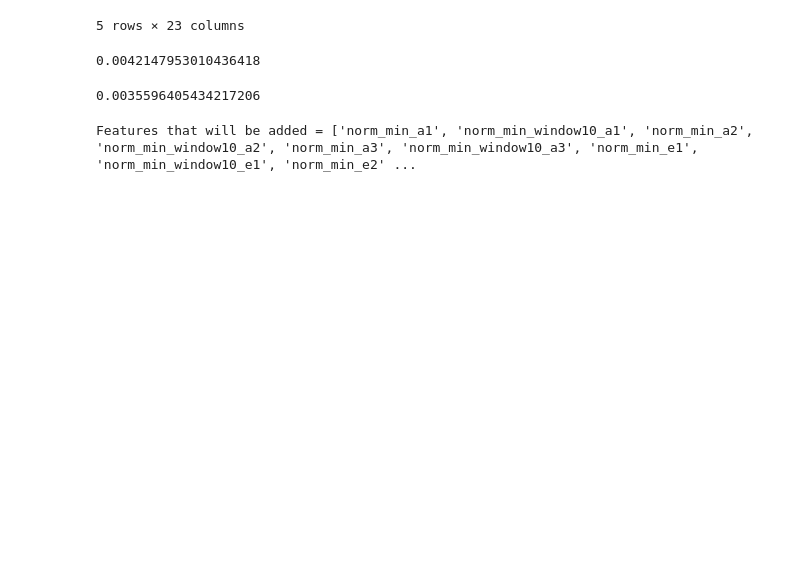
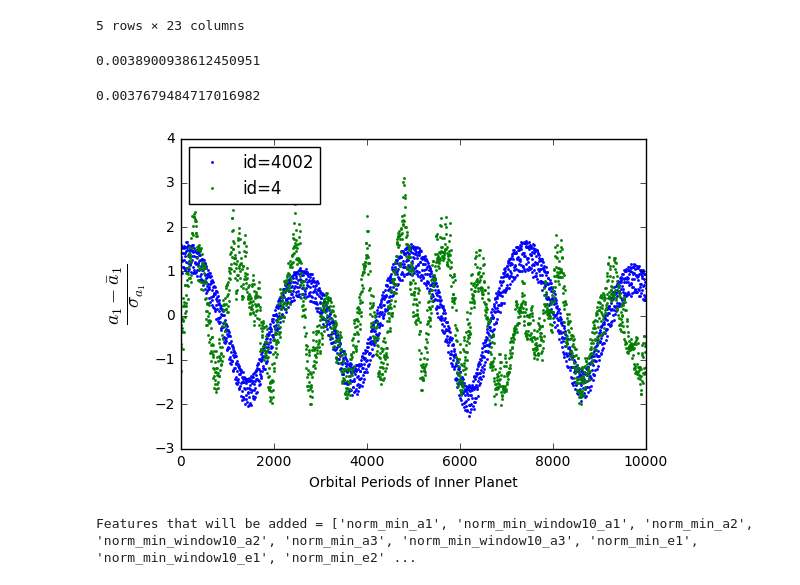
Before and after one commit to dtamayo/Stability, a Jupyter notebook: GenData/GenerateFeatures.ipynb, the cells around one changed output. Cells and saved outputs as stored; diff of their text form; code cells hidden in the pictures; blank space fills up the shorter version.

```diff
--- a/GenData/GenerateFeatures.ipynb
+++ b/GenData/GenerateFeatures.ipynb
@@ -7,7 +7,7 @@ columns = ['Time', 'Lyapunov Time']
 for i in ['1', '2', '3']:
     columns += ['a'+i, 'P'+i, 'e'+i, 'pomega'+i, 'inc'+i, 'Omega'+i, 'f'+i]
 
-filename = '/mnt/raid-cita/dtamayo/Stability/data/featuresfromshortruns/output'+str(sim_id)+'.csv'
+filename = '../data/featuresfromshortruns/output'+str(sim_id)+'.csv'
 run = pd.read_csv(filename, names=columns)
 #dfrow = df.loc[sim_id]
 run.head()
@@ -22,11 +22,11 @@ run.head()
 # %%
 run[["inc1", "inc2", "inc3"]].std(axis=1).mean()
 # %% [output]
-0.0042147953010436418
+0.0038900938612450951
 # %%
 run["inc1"].std()
 # %% [output]
-0.0035596405434217206
+0.0037679484717016982
 # %%
 def avg(feature): # pass string for feature, e.g., 'a1' and returns a function that returns the average of that feature
     def avg_feat():
@@ -207,3 +207,20 @@ def norm_a3_slope():
+# %%
+#for plotting
+import matplotlib.pyplot as plt
+%matplotlib inline
+sim_id=[4002,4]
+for i in sim_id:
+    filename = '../data/featuresfromshortruns/output'+str(i)+'.csv'
+    run = pd.read_csv(filename, names=columns)
+    #yy = (run["a1"] - run["a1"].mean())/run["a1"].std()
+    yy = (run["e1"] - run["e1"].mean())/run["e1"].std()
+    plt.plot(run["Time"]/run["P1"][0],yy,'.',ms=3,label='id=%d'%i)
+plt.ylabel(r'$\frac{a_1 - \bar{a}_{1}}{\sigma_{a_1}}$',fontsize=20)
+plt.xlabel('Orbital Periods of Inner Planet')
+plt.legend(loc='upper left',numpoints=1)
+plt.savefig("shortI_a.png")
+# %% [output]
+[figure, added]
 # %%
 featurelist = []
 
```
Also changed, not shown: parts of 1 cell of this notebook, 1 other file.
